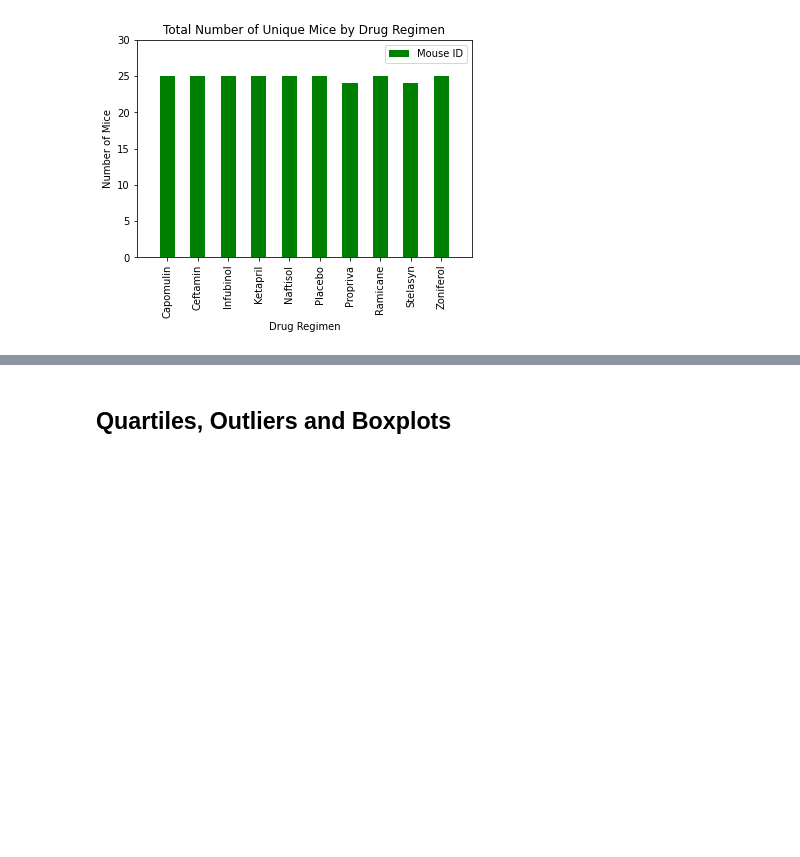
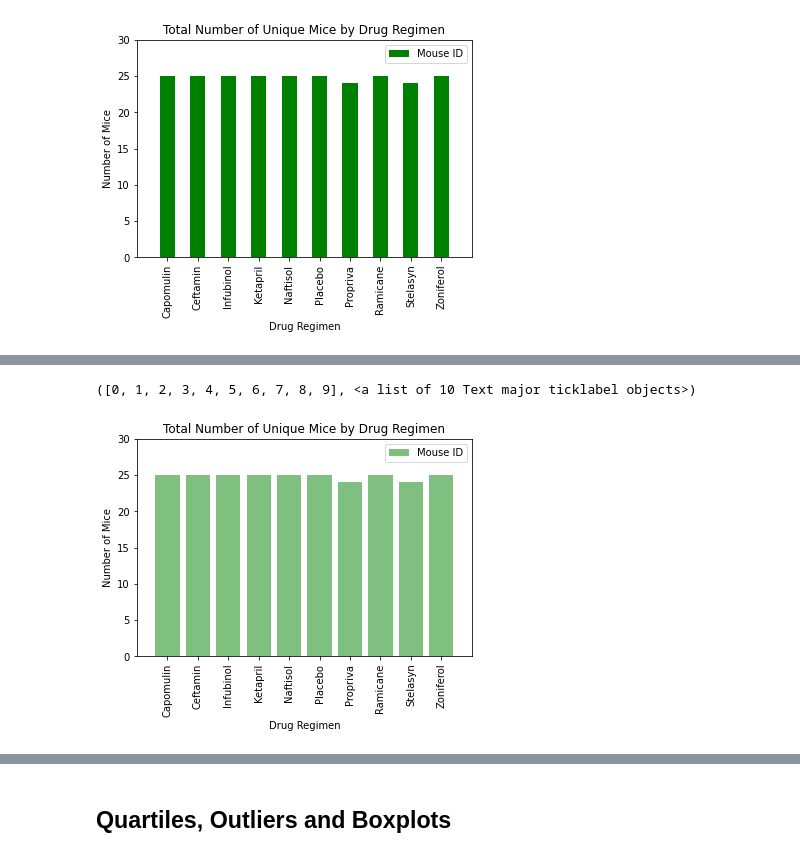
Before and after one commit to cecileung1208/Homework, a Jupyter notebook: Unit 5 - MatplotLib/Pymaceuticals/pymaceuticals_starter.ipynb, the cells around one changed output, grey strips where cells are left out. Drawn from its saved outputs; the diff is of its cells as text; code cells hidden in the pictures; blank space fills up the shorter version.

```diff
--- a/Unit 5 - MatplotLib/Pymaceuticals/pymaceuticals_starter.ipynb
+++ b/Unit 5 - MatplotLib/Pymaceuticals/pymaceuticals_starter.ipynb
@@ -182,0 +180,17 @@ Name: Mouse ID, dtype: int64
+# %%
+# Generate a bar plot showing the total number of unique mice tested on each drug regimen using pyplot.
+
+drug_regimen=["Capomulin", "Ceftamin", "Infubinol", "Ketapril", "Naftisol", "Placebo", "Propriva", "Ramicane", "Stelasyn", "Zoniferol"]
+mouse = [25,25,25,25,25,25,24,25,24,25]
+
+plt.title("Total Number of Unique Mice by Drug Regimen")
+plt.bar(drug_regimen, mouse, alpha=0.5, color='green', align="center", label="Mouse ID")
+plt.ylabel("Number of Mice")
+plt.xlabel("Drug Regimen")
+plt.xlim(-1, len(mouse_study_results['Drug Regimen'].unique()))
+plt.ylim(0, 30)
+plt.legend(loc="best")
+plt.xticks(rotation=90)
+# %% [output]
+([0, 1, 2, 3, 4, 5, 6, 7, 8, 9], <a list of 10 Text major ticklabel objects>)
+[figure, added]
```
Also changed, not shown: parts of 8 cells of this notebook, 1 other file.
